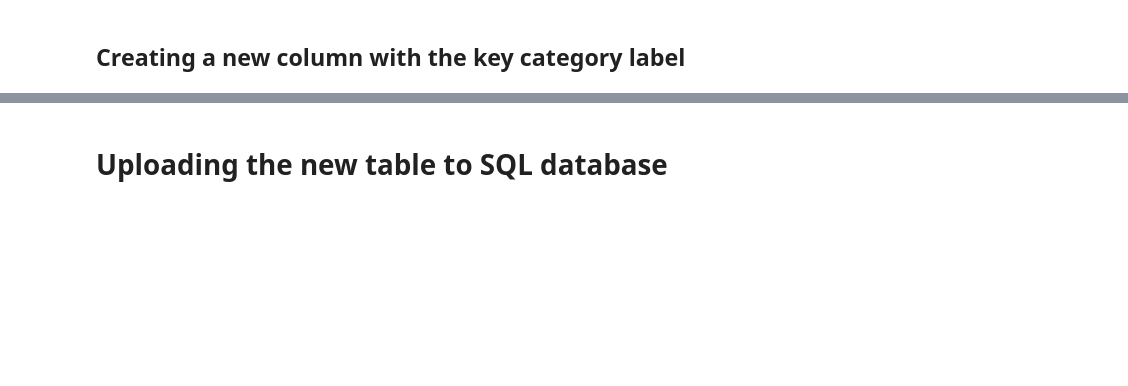
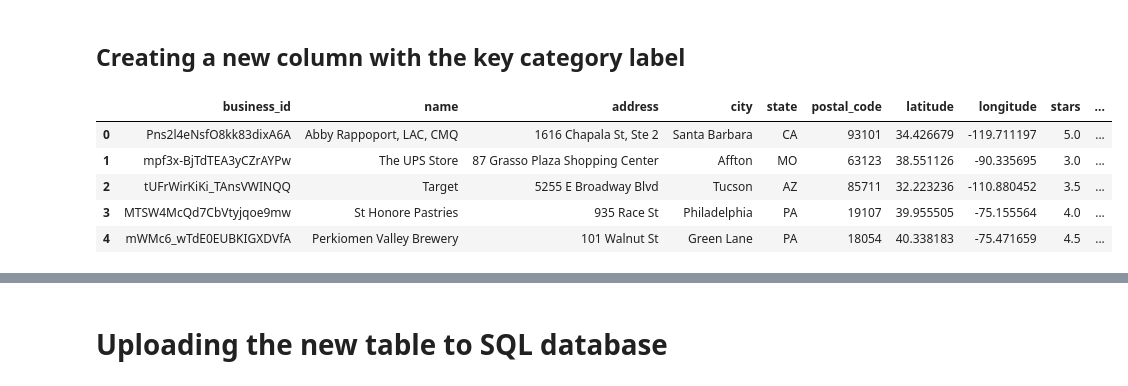
Before and after one commit to DataAnalystAcc/yelp_user_reviews, a Jupyter notebook: categories_analysis.ipynb, the cells around one changed output, grey strips where cells are left out. Drawn from its saved outputs; the diff is of its cells as text; code cells hidden in the pictures; blank space fills up the shorter version.

```diff
--- a/categories_analysis.ipynb
+++ b/categories_analysis.ipynb
@@ -193,0 +439,9 @@ key_cat_df
+# %%
+business_full.head()
+# %% [output]
+|  | business_id | name | address | city | state | postal_code | latitude | longitude | stars | ... |
+| 0 | Pns2l4eNsfO8kk83dixA6A | Abby Rappoport, LAC, CMQ | 1616 Chapala St, Ste 2 | Santa Barbara | CA | 93101 | 34.426679 | -119.711197 | 5.0 | ... |
+| 1 | mpf3x-BjTdTEA3yCZrAYPw | The UPS Store | 87 Grasso Plaza Shopping Center | Affton | MO | 63123 | 38.551126 | -90.335695 | 3.0 | ... |
+| 2 | tUFrWirKiKi_TAnsVWINQQ | Target | 5255 E Broadway Blvd | Tucson | AZ | 85711 | 32.223236 | -110.880452 | 3.5 | ... |
+| 3 | MTSW4McQd7CbVtyjqoe9mw | St Honore Pastries | 935 Race St | Philadelphia | PA | 19107 | 39.955505 | -75.155564 | 4.0 | ... |
+| 4 | mWMc6_wTdE0EUBKIGXDVfA | Perkiomen Valley Brewery | 101 Walnut St | Green Lane | PA | 18054 | 40.338183 | -75.471659 | 4.5 | ... |
```
Also changed, not shown: parts of 39 cells of this notebook, 8 other files.
